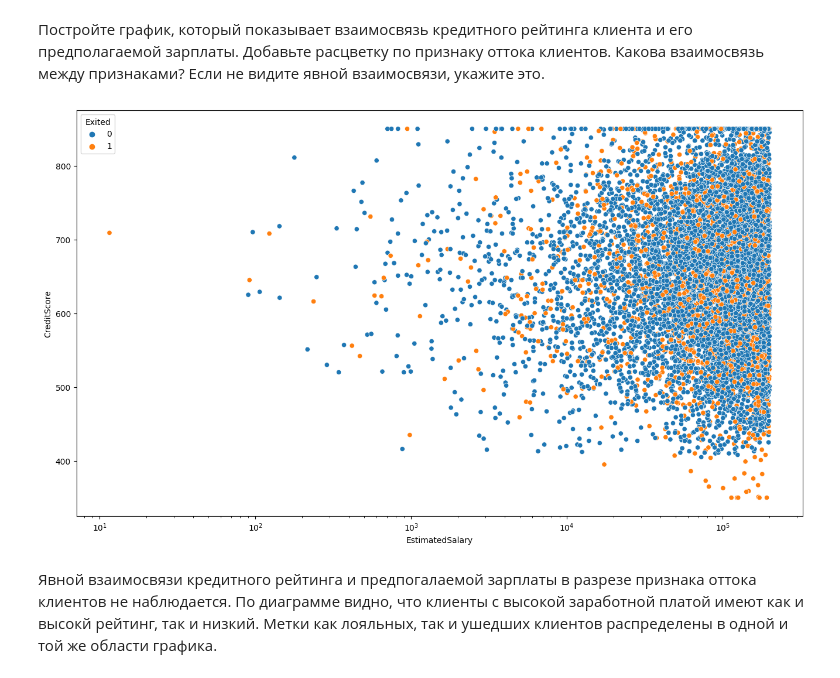
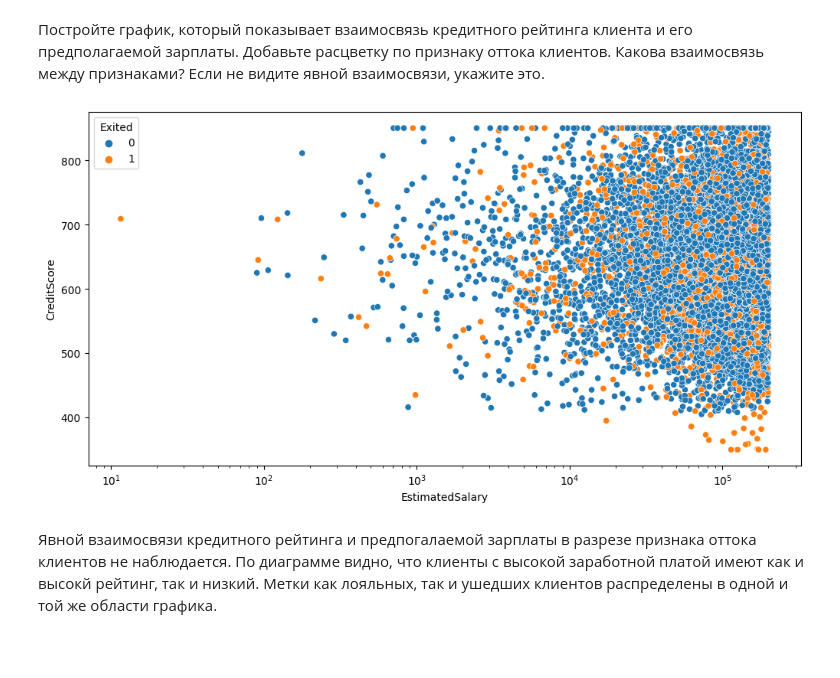
Before and after one commit to an-petruhin/Python_13_9, a Jupyter notebook: Python_13_9.ipynb, the cells around one changed output. Cells and saved outputs as stored; diff of their text form; code cells hidden in the pictures; blank space fills up the shorter version.

```diff
--- a/Python_13_9.ipynb
+++ b/Python_13_9.ipynb
@@ -117,18 +104,18 @@ axes_box.set_ylabel('''Лояльность:
 # %% [markdown]
 Постройте график, который показывает взаимосвязь кредитного рейтинга клиента и его предполагаемой зарплаты. Добавьте расцветку по признаку оттока клиентов. Какова взаимосвязь между признаками? Если не видите явной взаимосвязи, укажите это.
 # %%
-fig = plt.figure(figsize=(16, 9))
+fig_5 = plt.figure(figsize=(12, 6))
 
-axes_scatter = sns.scatterplot(
+axes_5 = sns.scatterplot(
     data=df,
     x='EstimatedSalary',
     y='CreditScore',
     hue='Exited'
 );
 
-axes_scatter.set_xscale('log');
+axes_5.set_xscale('log');
 # %% [output]
-[figure, old version]
+[figure, new version]
 # %% [markdown]
 Явной взаимосвязи кредитного рейтинга и предпогалаемой зарплаты в разрезе признака оттока клиентов не наблюдается. По диаграмме видно, что клиенты с высокой заработной платой имеют как и высокй рейтинг, так и низкий. Метки как лояльных, так и ушедших клиентов распределены в одной и той же области графика.
 # %% [markdown]
```
Also changed, not shown: parts of 26 cells of this notebook.
